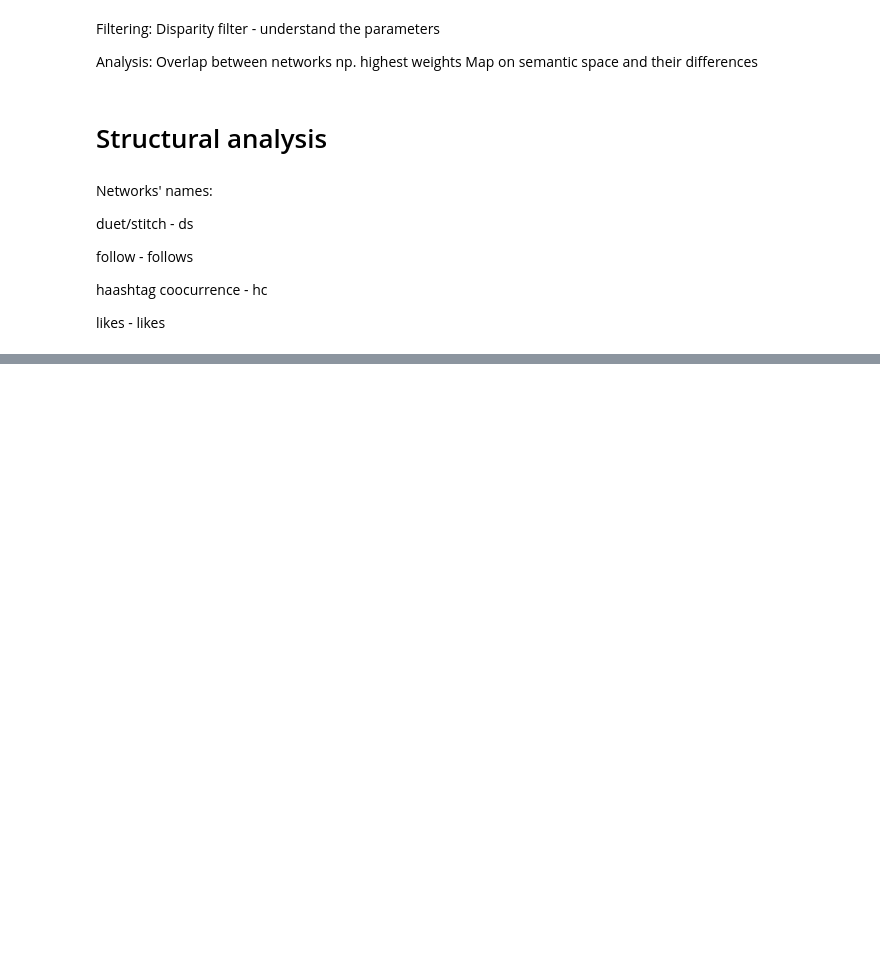
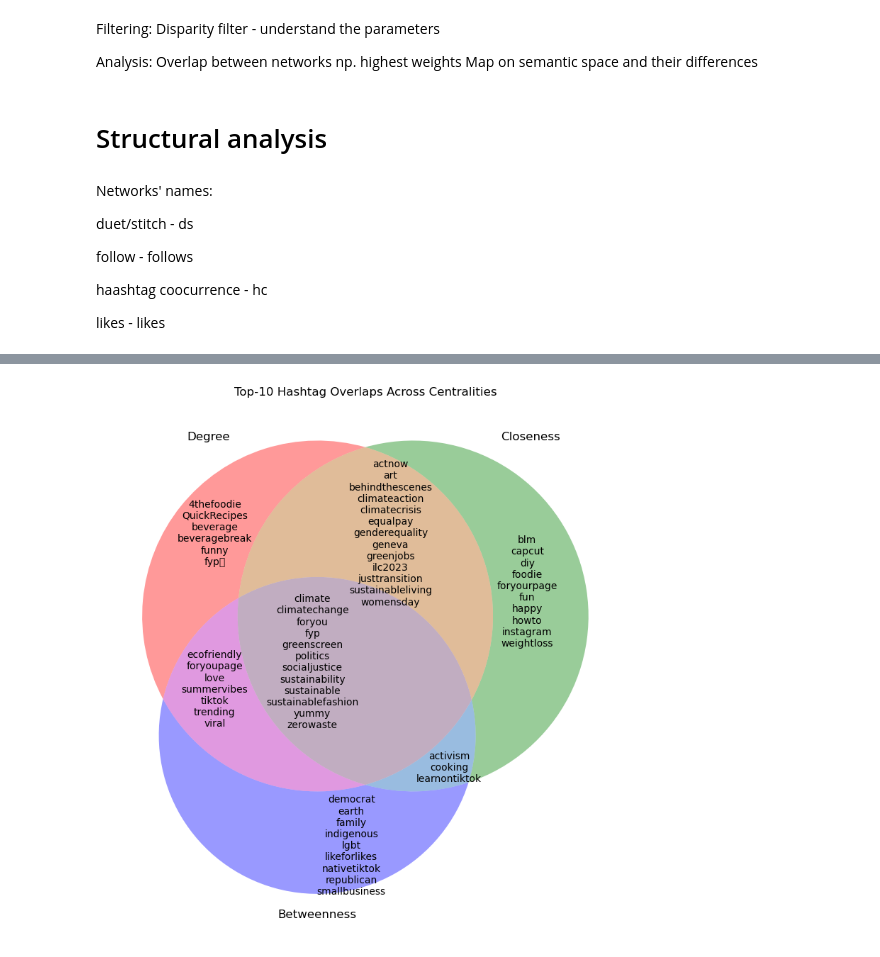
Before and after one commit to jbij/Bachelor, a Jupyter notebook: stats.ipynb, the cells around one changed output, grey strips where cells are left out. Saved outputs shown, nothing was run; the diff lists cells and outputs as text; code cells hidden in the pictures; blank space fills up the shorter version.

```diff
--- a/stats.ipynb
+++ b/stats.ipynb
@@ -297,0 +439,51 @@ KeyboardInterrupt:
+# %%
+# Compute the sets
+degree_top10 = set(sum(top_10_degree.values(), []))
+closeness_top10 = set(sum(top_10_closeness.values(), []))
+betweenness_top10 = set(sum(top_10_betweenness.values(), []))
+
+# Create the Venn diagram
+plt.figure(figsize=(10, 8))
+v = venn3(
+    [degree_top10, closeness_top10, betweenness_top10],
+    set_labels=('Degree', 'Closeness', 'Betweenness')
+)
+
+# Helper: Get hashtags in a specific subset
+def get_subset_labels(d, c, b):
+    return {
+        '100': d - c - b,
+        '010': c - d - b,
+        '001': b - d - c,
+        '110': d & c - b,
+        '101': d & b - c,
+        '011': c & b - d,
+        '111': d & c & b
+    }
+
+labels = get_subset_labels(degree_top10, closeness_top10, betweenness_top10)
+
+# Manually adjust label placement to avoid overlap
+label_positions = {
+    '100': (-0.35, 0.3),
+    '010': (0.45, 0.15),
+    '001': (0.0, -0.5),
+    '110': (0.1, 0.3),
+    '101': (-0.35, -0.1),
+    '011': (0.25, -0.3),
+    '111': (-0.1, -0.03)
+}
+
+# Assign hashtags to each area and adjust their positions
+for subset_id, hashtags in labels.items():
+    label = v.get_label_by_id(subset_id)
+    if label and hashtags:
+        label.set_text("\n".join(sorted(hashtags)))
+        x_pos, y_pos = label_positions[subset_id]
+        label.set_position((x_pos, y_pos))
+
+plt.title("Top-10 Hashtag Overlaps Across Centralities")
+plt.tight_layout()
+plt.show()
+# %% [output]
+[figure, added]
```
Also changed, not shown: parts of 13 cells of this notebook, 5 other files.
